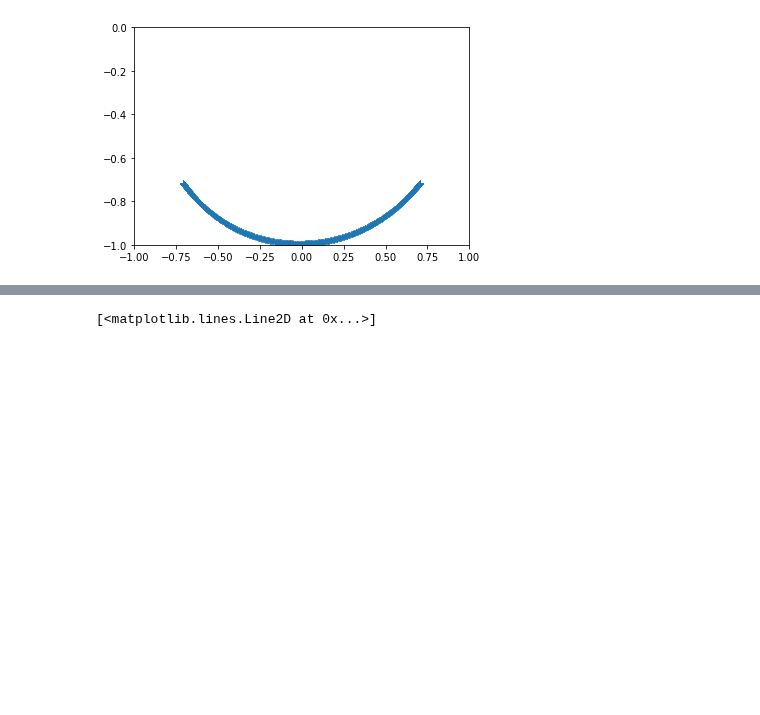
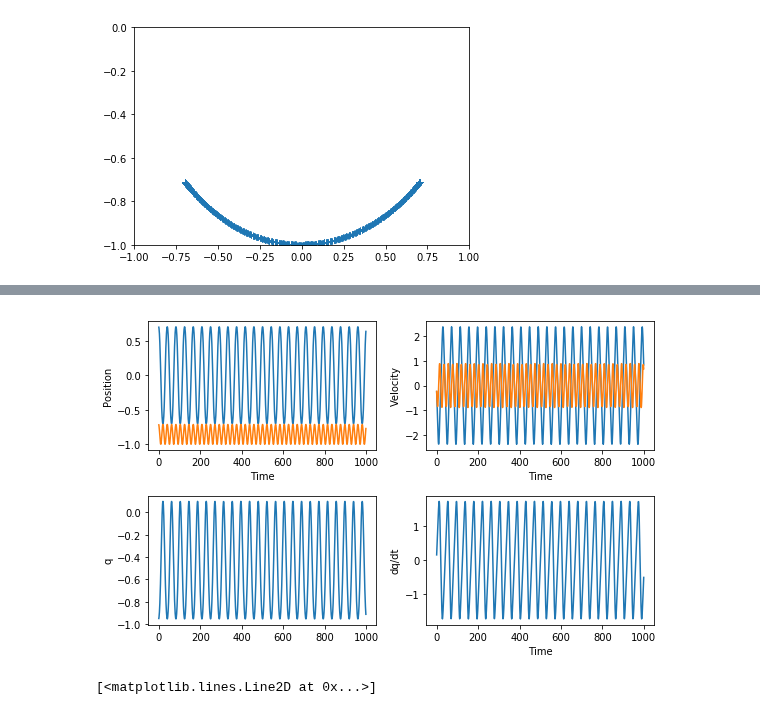
Before and after one commit to afqueiruga/LatentPrimaries, a Jupyter notebook: 4_solving_the_pendulum.ipynb, the cells around one changed output, grey strips where cells are left out. Saved outputs shown, nothing was run; the diff lists cells and outputs as text; code cells hidden in the pictures; blank space fills up the shorter version.

```diff
--- a/4_solving_the_pendulum.ipynb
+++ b/4_solving_the_pendulum.ipynb
@@ -160,3 +146,25 @@ plt.plot(series_vq)
+# %%
+plt.figure(figsize=(8,5))
+plt.subplot(221)
+plt.plot(series_x[:,:])
+plt.xlabel('Time')
+plt.ylabel('Position')
+plt.subplot(222)
+plt.plot(series_v)
+plt.xlabel('Time')
+plt.ylabel('Velocity')
+
+plt.subplot(223)
+plt.plot(series_q)
+plt.ylabel('q')
+plt.subplot(224)
+plt.plot(series_vq)
+plt.ylabel('dq/dt')
+plt.xlabel('Time')
+plt.tight_layout()
+plt.savefig('figures/pendulum_q.png',dpi=300)
+# %% [output]
+[figure, added]
 # %%
 plt.plot(data[:,0],data[:,1])
 # %% [output]
```
Also changed, not shown: parts of 5 cells of this notebook, 8 other files.
